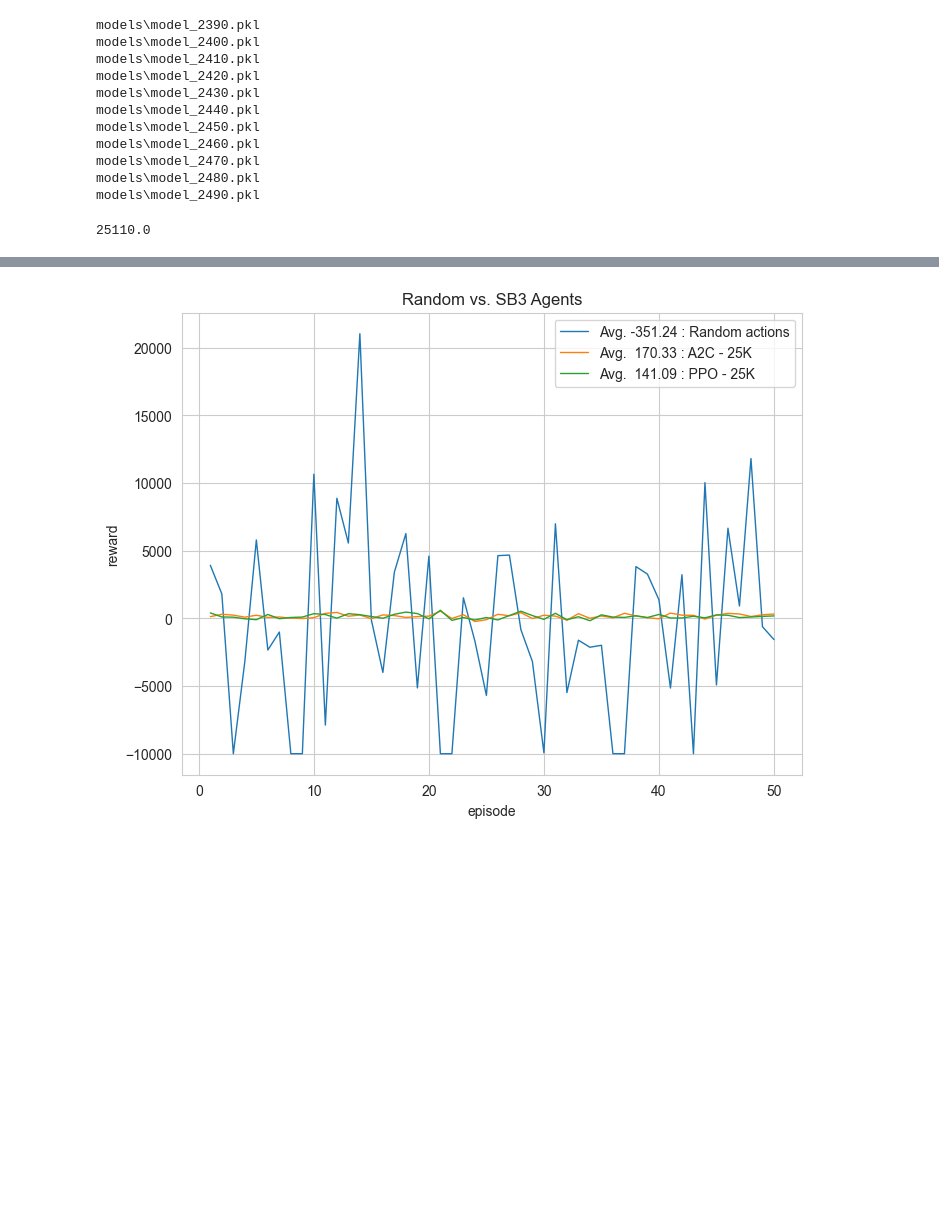
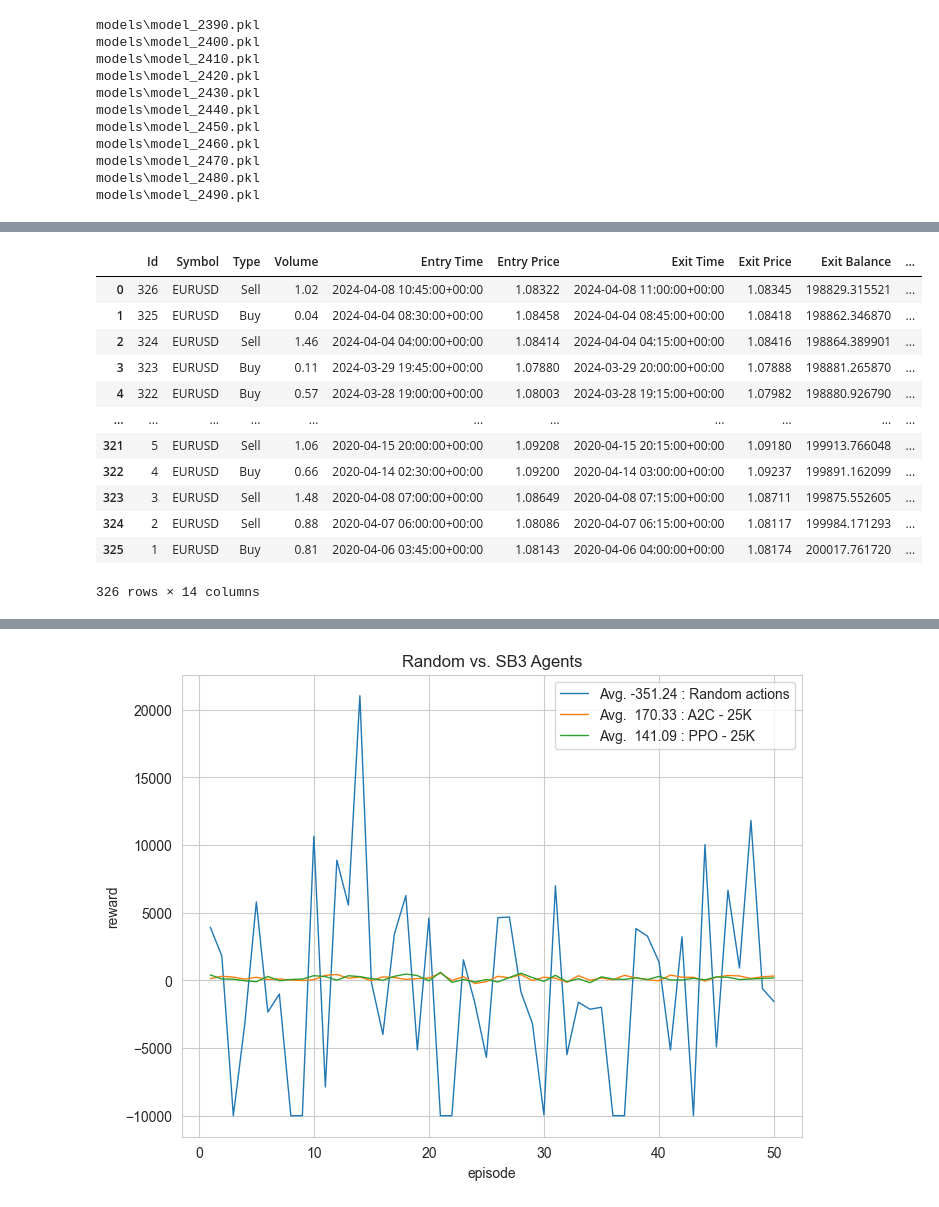
Before and after one commit to lilfetz22/gym_mtsim_forked, a Jupyter notebook: examples/custom_SB3_a2c_ppo.ipynb, the cells around one changed output, grey strips where cells are left out. Drawn from its saved outputs; the diff is of its cells as text; code cells hidden in the pictures; blank space fills up the shorter version.

```diff
--- a/examples/custom_SB3_a2c_ppo.ipynb
+++ b/examples/custom_SB3_a2c_ppo.ipynb
@@ -352,4 +346,59 @@ models\model_2490.pkl
-# %%
-training_length
-# %% [output]
-25110.0
+# %%
+nbr = 90
+
+# model_ppo.learn(total_timesteps=25000, callback=ProgressBarCallback(100))
+env_train = MtEnv(
+    original_simulator=sim_train,
+    trading_symbols=['EURUSD'],
+    window_size = window_size_param,
+    time_points=list(symbols[1]['EURUSD'].iloc[-int(training_length):-(int(testing_length)-int(nbr)), :].index),
+    hold_threshold=0.5,
+    close_threshold=0.5,
+    fee=lambda symbol: {
+        # 'GBPCAD': max(0., np.random.normal(0.0007, 0.00005)),
+        'EURUSD': max(0., np.random.normal(0.0001, 0.00003))
+        # 'USDJPY': max(0., np.random.normal(0.02, 0.003)),
+    }[symbol],
+    symbol_max_orders=2,
+    multiprocessing_processes=2
+)
+# obs_train, info_train = env_train.reset(seed=2024)
+total_reward = 0
+done_test = False
+model_ppo = PPO.load(f'models\model_{nbr}.pkl', env=env_train)
+
+env_testing = MtEnv(
+    original_simulator=sim_testing,
+    trading_symbols=['EURUSD'],
+    window_size = window_size_param,
+    # time_points=list(testing_index_slice),
+    hold_threshold=0.5,
+    close_threshold=0.5,
+    fee=lambda symbol: {
+        # 'GBPCAD': max(0., np.random.normal(0.0007, 0.00005)),
+        'EURUSD': max(0., np.random.normal(0.0001, 0.00003))
+        # 'USDJPY': max(0., np.random.normal(0.02, 0.003)),
+    }[symbol],
+    symbol_max_orders=2,
+    multiprocessing_processes=2
+)
+obs_test, info_test = env_testing.reset(seed=2024)
+while not done_test:
+    action, _states = model_ppo.predict(obs_test)
+    obs_test, reward_test, terminated_test, truncated_test, info_test = env_testing.step(action)
+    done_test = terminated_test or truncated_test
+    if reward_test != 0:
+        print(reward_test)
+    total_reward += reward_test
+    if done_test:
+        break
+state = env_testing.render()
+
+print(
+    f"balance: {state['balance']}, equity: {state['equity']}, margin: {state['margin']}\n"
+    f"free_margin: {state['free_margin']}, margin_level: {state['margin_level']}\n"
+
+)
+# print(state['orders'].Profit.sum())
+state['orders']
+# %% [output]
@@ -355,0 +422,13 @@ training_length
+|  | Id | Symbol | Type | Volume | Entry Time | Entry Price | Exit Time | Exit Price | Exit Balance | ... |
+| 0 | 326 | EURUSD | Sell | 1.02 | 2024-04-08 10:45:00+00:00 | 1.08322 | 2024-04-08 11:00:00+00:00 | 1.08345 | 198829.315521 | ... |
+| 1 | 325 | EURUSD | Buy | 0.04 | 2024-04-04 08:30:00+00:00 | 1.08458 | 2024-04-04 08:45:00+00:00 | 1.08418 | 198862.346870 | ... |
+| 2 | 324 | EURUSD | Sell | 1.46 | 2024-04-04 04:00:00+00:00 | 1.08414 | 2024-04-04 04:15:00+00:00 | 1.08416 | 198864.389901 | ... |
+| 3 | 323 | EURUSD | Buy | 0.11 | 2024-03-29 19:45:00+00:00 | 1.07880 | 2024-03-29 20:00:00+00:00 | 1.07888 | 198881.265870 | ... |
+| 4 | 322 | EURUSD | Buy | 0.57 | 2024-03-28 19:00:00+00:00 | 1.08003 | 2024-03-28 19:15:00+00:00 | 1.07982 | 198880.926790 | ... |
+| ... | ... | ... | ... | ... | ... | ... | ... | ... | ... | ... |
+| 321 | 5 | EURUSD | Sell | 1.06 | 2020-04-15 20:00:00+00:00 | 1.09208 | 2020-04-15 20:15:00+00:00 | 1.09180 | 199913.766048 | ... |
+| 322 | 4 | EURUSD | Buy | 0.66 | 2020-04-14 02:30:00+00:00 | 1.09200 | 2020-04-14 03:00:00+00:00 | 1.09237 | 199891.162099 | ... |
+| 323 | 3 | EURUSD | Sell | 1.48 | 2020-04-08 07:00:00+00:00 | 1.08649 | 2020-04-08 07:15:00+00:00 | 1.08711 | 199875.552605 | ... |
+| 324 | 2 | EURUSD | Sell | 0.88 | 2020-04-07 06:00:00+00:00 | 1.08086 | 2020-04-07 06:15:00+00:00 | 1.08117 | 199984.171293 | ... |
+| 325 | 1 | EURUSD | Buy | 0.81 | 2020-04-06 03:45:00+00:00 | 1.08143 | 2020-04-06 04:00:00+00:00 | 1.08174 | 200017.761720 | ... |
+326 rows × 14 columns
```
Also changed, not shown: parts of 15 cells of this notebook.
